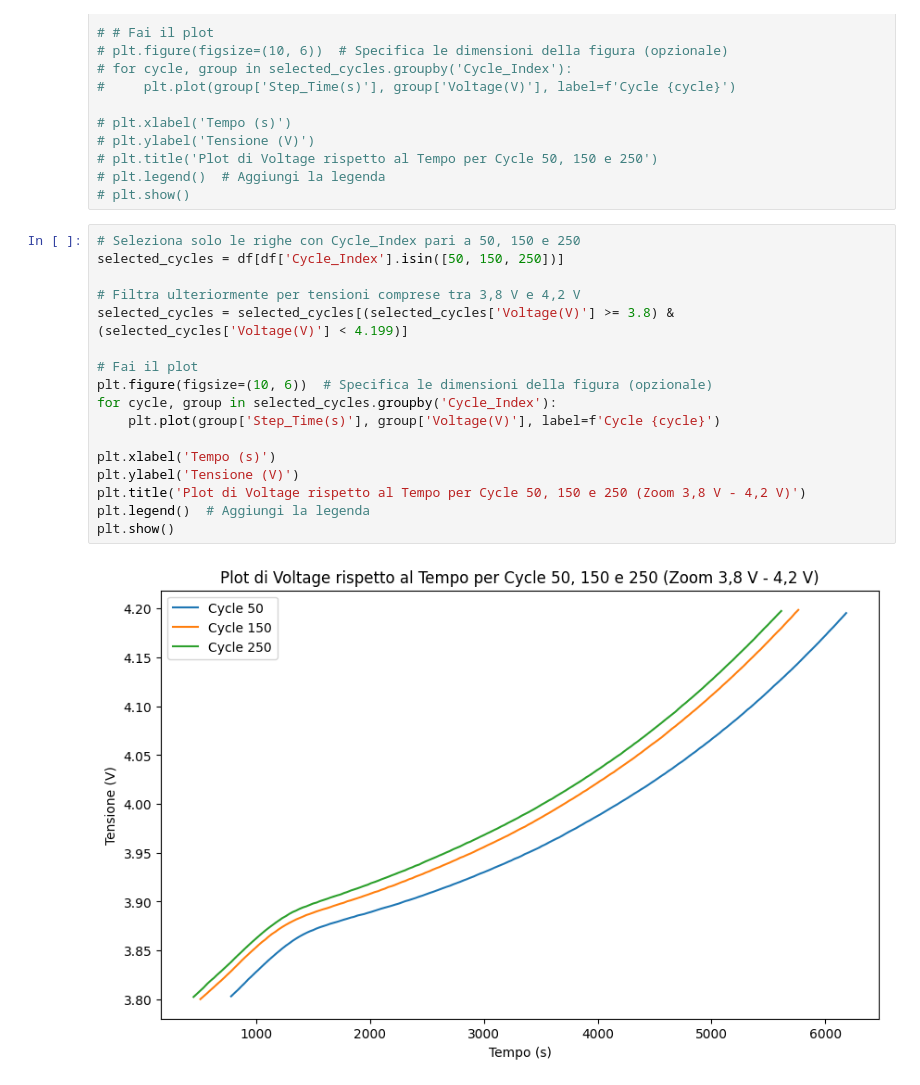
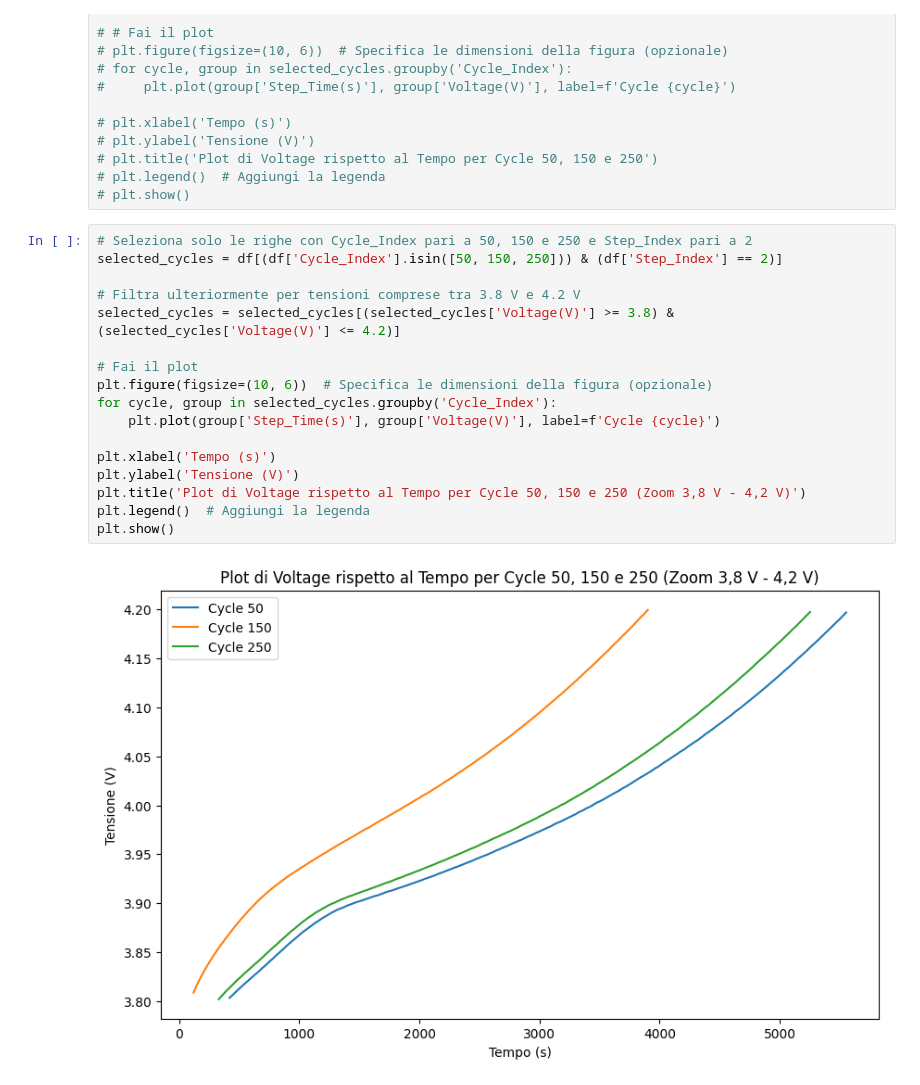
Before and after one commit to LorenzoLongarini/RUL-estimation-of-lithium-batteries, a Jupyter notebook: src/notebook/plots.ipynb, the cells around one changed output. Cells and saved outputs as stored; diff of their text form.

Commit message:
plots

```diff
--- a/src/notebook/plots.ipynb
+++ b/src/notebook/plots.ipynb
@@ -28,21 +28,21 @@ df = pd.read_csv('dataset/cleaned/charge-CS2_35.csv')
 # plt.legend()  # Aggiungi la legenda
 # plt.show()
 # %%
-# Seleziona solo le righe con Cycle_Index pari a 50, 150 e 250
-selected_cycles = df[df['Cycle_Index'].isin([50, 150, 250])]
+# Seleziona solo le righe con Cycle_Index pari a 50, 150 e 250 e Step_Index pari a 2
+selected_cycles = df[(df['Cycle_Index'].isin([50, 150, 250])) & (df['Step_Index'] == 2)]
 
-# Filtra ulteriormente per tensioni comprese tra 3,8 V e 4,2 V
-selected_cycles = selected_cycles[(selected_cycles['Voltage(V)'] >= 3.8) & (selected_cycles['Voltage(V)'] < 4.199)]
+# Filtra ulteriormente per tensioni comprese tra 3.8 V e 4.2 V
+selected_cycles = selected_cycles[(selected_cycles['Voltage(V)'] >= 3.8) & (selected_cycles['Voltage(V)'] <= 4.2)]
 
 # Fai il plot
 plt.figure(figsize=(10, 6))  # Specifica le dimensioni della figura (opzionale)
 for cycle, group in selected_cycles.groupby('Cycle_Index'):
     plt.plot(group['Step_Time(s)'], group['Voltage(V)'], label=f'Cycle {cycle}')
 
 plt.xlabel('Tempo (s)')
 plt.ylabel('Tensione (V)')
 plt.title('Plot di Voltage rispetto al Tempo per Cycle 50, 150 e 250 (Zoom 3,8 V - 4,2 V)')
 plt.legend()  # Aggiungi la legenda
 plt.show()
 # %% [output]
-[figure, old version]
+[figure, new version]
```
Also changed, not shown: parts of 2 cells of this notebook, 2 other files.
